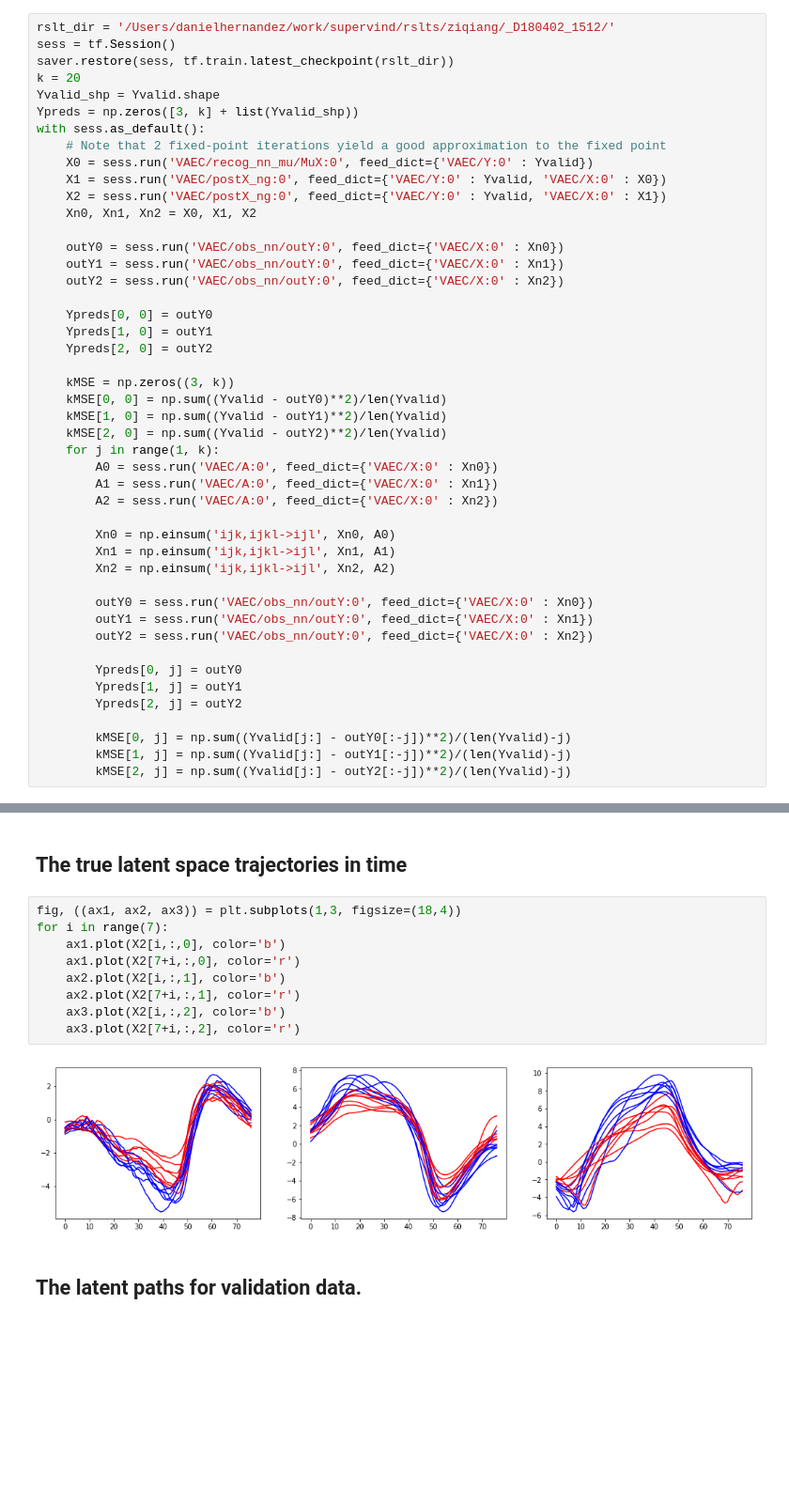
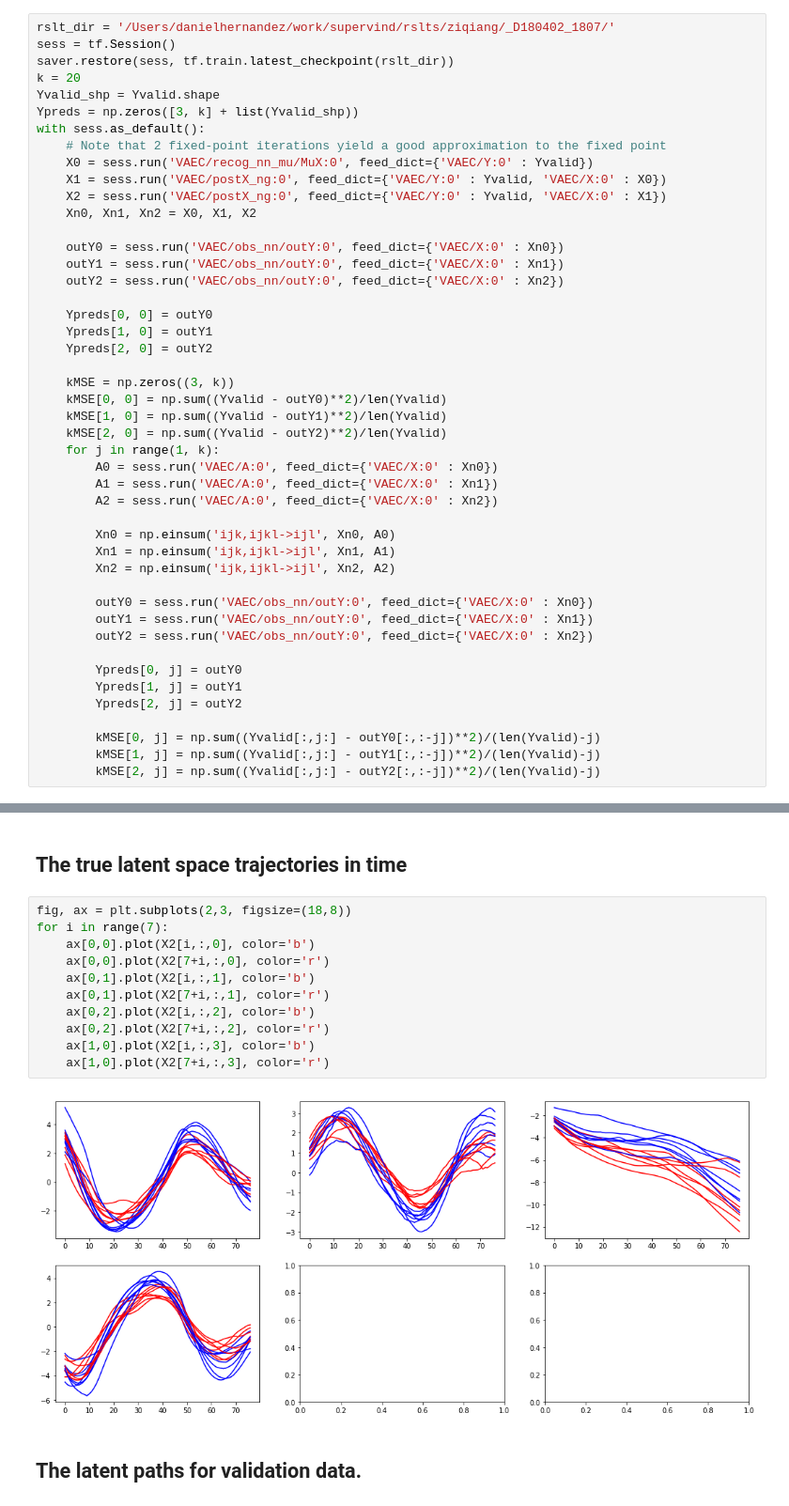
Before and after one commit to dhernandd/supervind, a Jupyter notebook: notebooks/ziqiang.ipynb, the cells around one changed output, grey strips where cells are left out. Shown at 94% size. Cells and saved outputs as stored; diff of their text form; blank space fills up the shorter version.

```diff
--- a/notebooks/ziqiang.ipynb
+++ b/notebooks/ziqiang.ipynb
@@ -46,7 +46,7 @@ saver = tf.train.import_meta_graph(metafile)
 
 ## Store all predictions in `Ypreds`
 # %%
-rslt_dir = '/Users/danielhernandez/work/supervind/rslts/ziqiang/_D180402_1512/'
+rslt_dir = '/Users/danielhernandez/work/supervind/rslts/ziqiang/_D180402_1807/'
 sess = tf.Session()
 saver.restore(sess, tf.train.latest_checkpoint(rslt_dir))
 k = 20
@@ -88,7 +88,7 @@ with sess.as_default():
         Ypreds[1, j] = outY1
         Ypreds[2, j] = outY2
 
-        kMSE[0, j] = np.sum((Yvalid[j:] - outY0[:-j])**2)/(len(Yvalid)-j)
-        kMSE[1, j] = np.sum((Yvalid[j:] - outY1[:-j])**2)/(len(Yvalid)-j)
-        kMSE[2, j] = np.sum((Yvalid[j:] - outY2[:-j])**2)/(len(Yvalid)-j)
+        kMSE[0, j] = np.sum((Yvalid[:,j:] - outY0[:,:-j])**2)/(len(Yvalid)-j)
+        kMSE[1, j] = np.sum((Yvalid[:,j:] - outY1[:,:-j])**2)/(len(Yvalid)-j)
+        kMSE[2, j] = np.sum((Yvalid[:,j:] - outY2[:,:-j])**2)/(len(Yvalid)-j)
 # %% [output]
@@ -124,16 +136,18 @@ for i in range(3):
 # %% [markdown]
 ## The true latent space trajectories in time
 # %%
-fig, ((ax1, ax2, ax3)) = plt.subplots(1,3, figsize=(18,4))
+fig, ax = plt.subplots(2,3, figsize=(18,8))
 for i in range(7):
-    ax1.plot(X2[i,:,0], color='b')
-    ax1.plot(X2[7+i,:,0], color='r')
-    ax2.plot(X2[i,:,1], color='b')
-    ax2.plot(X2[7+i,:,1], color='r')
-    ax3.plot(X2[i,:,2], color='b')
-    ax3.plot(X2[7+i,:,2], color='r')
+    ax[0,0].plot(X2[i,:,0], color='b')
+    ax[0,0].plot(X2[7+i,:,0], color='r')
+    ax[0,1].plot(X2[i,:,1], color='b')
+    ax[0,1].plot(X2[7+i,:,1], color='r')
+    ax[0,2].plot(X2[i,:,2], color='b')
+    ax[0,2].plot(X2[7+i,:,2], color='r')
+    ax[1,0].plot(X2[i,:,3], color='b')
+    ax[1,0].plot(X2[7+i,:,3], color='r')
 # %% [output]
-[figure, old version]
+[figure, new version]
 # %% [markdown]
 ## The latent paths for validation data.
 # %%
```
Also changed, not shown: parts of 17 cells of this notebook, 5 other files.
